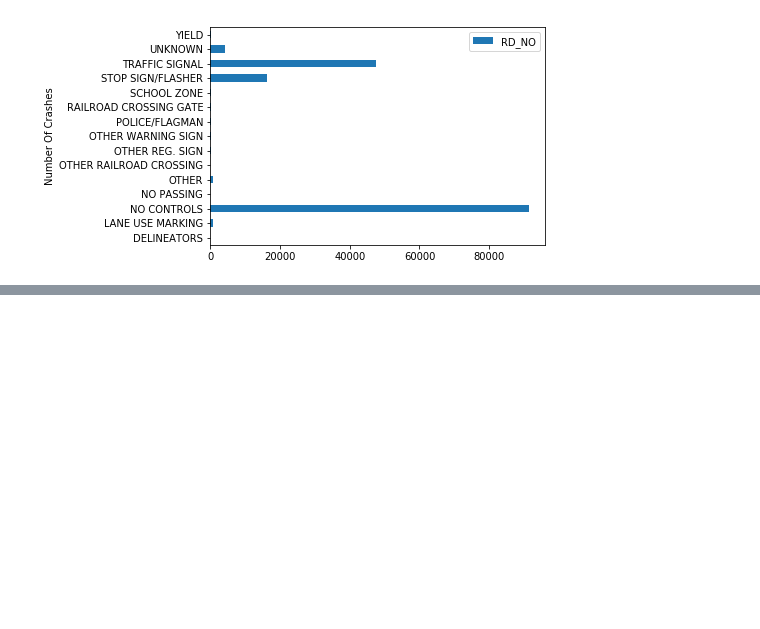
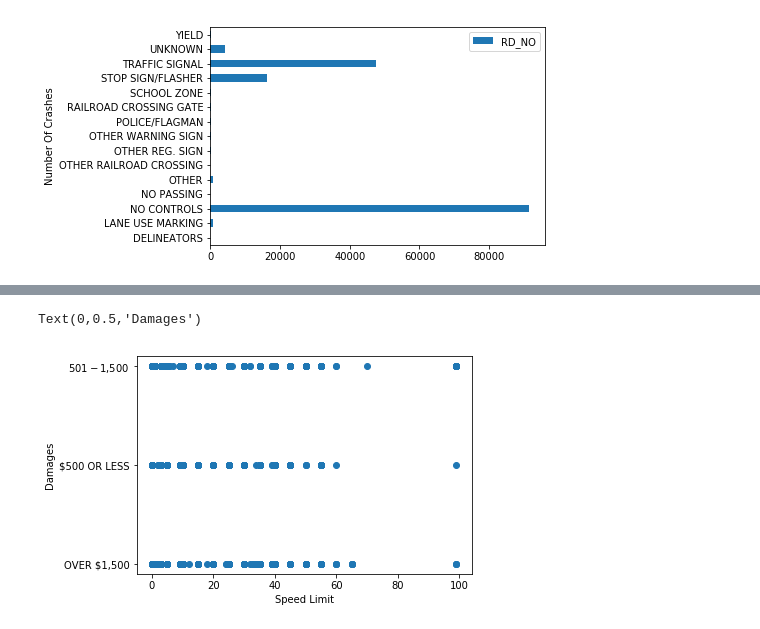
Before and after one commit to Bwig/Project_1, a Jupyter notebook: Plots.ipynb, the cells around one changed output, grey strips where cells are left out. Drawn from its saved outputs; the diff is of its cells as text; code cells hidden in the pictures; blank space fills up the shorter version.

Commit message:
more plots

```diff
--- a/Plots.ipynb
+++ b/Plots.ipynb
@@ -75,3 +75,7 @@ plt.ylabel("Number Of Crashes")
 plt.savefig("control_device.png")
 # %% [output]
 [figure]
+# %%
+cor = crashes_df
+# %%
+cor.drop("RD_NO",axis=1,inplace=True)
@@ -77,0 +103,13 @@ plt.savefig("control_device.png")
+# %%
+damage = cor['DAMAGE'].tolist()
+speed_limit = cor['POSTED_SPEED_LIMIT'].tolist()
+crash_type = cor['FIRST_CRASH_TYPE'].tolist()
+traffic = cor['TRAFFIC_CONTROL_DEVICE'].tolist()
+device = cor['DEVICE_CONDITION'].tolist()
+# %%
+plt.scatter(speed_limit,damage)
+plt.xlabel("Speed Limit")
+plt.ylabel("Damages")
+# %% [output]
+Text(0,0.5,'Damages')
+[figure, added]
```
Also changed, not shown: parts of 2 cells of this notebook.
